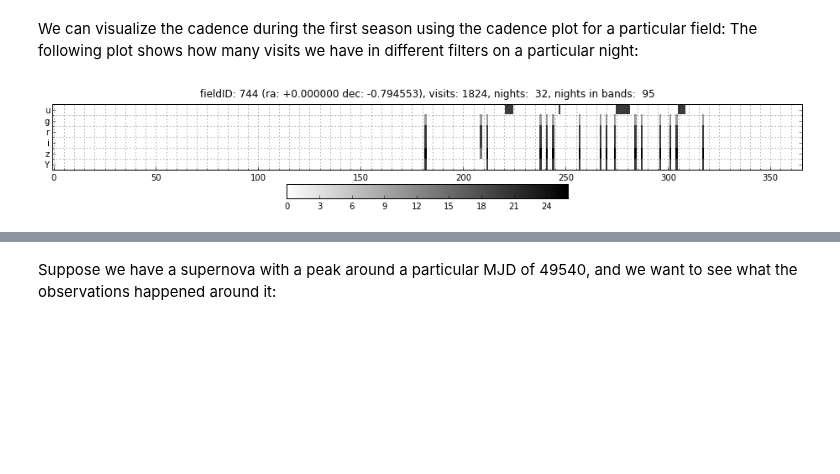
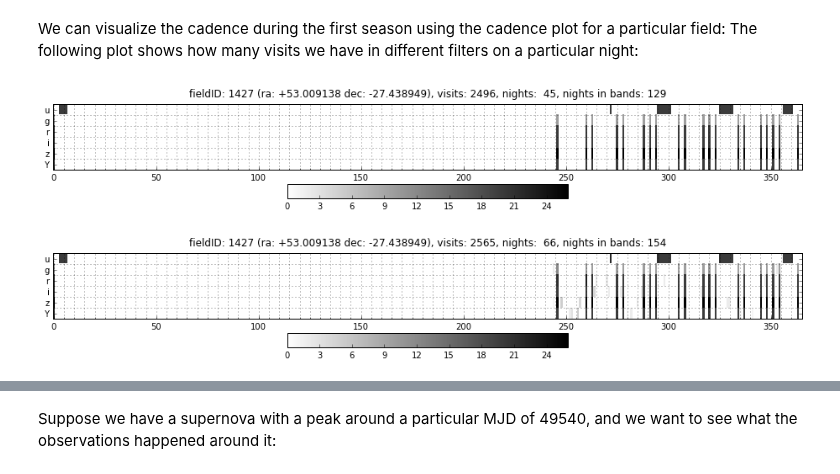
Before and after one commit to LSSTDESC/OpSimSummary, a Jupyter notebook: example/ExploringOpSimOutputs_new.ipynb, the cells around one changed output, grey strips where cells are left out. Cells and saved outputs as stored; diff of their text form; code cells hidden in the pictures; blank space fills up the shorter version.

```diff
--- a/example/ExploringOpSimOutputs_new.ipynb
+++ b/example/ExploringOpSimOutputs_new.ipynb
@@ -96,6 +96,10 @@ len(fieldList)
 # %% [markdown]
 We can visualize the cadence during the first season using the cadence plot for a particular field: The following plot shows how many visits we have in different filters on a particular night:
 # %%
-fig_firstSeason, firstSeasonCadence = EnigmaDeepSummary.cadence_plot(fieldList[0], observedOnly=False, sql_query='night < 366')
+firstSeasonDeep = OpSimDeepSummary.cadence_plot(fieldID=1427, observedOnly=False, sql_query='night < 366')
 # %% [output]
-[figure, old version]
+[figure, new version]
+# %%
+firstSeasonCombined = OpSimCombinedSummary.cadence_plot(fieldID=1427, observedOnly=False, sql_query='night < 366')
+# %% [output]
+[figure, added]
```
Also changed, not shown: parts of 34 cells of this notebook, 2 other files.
